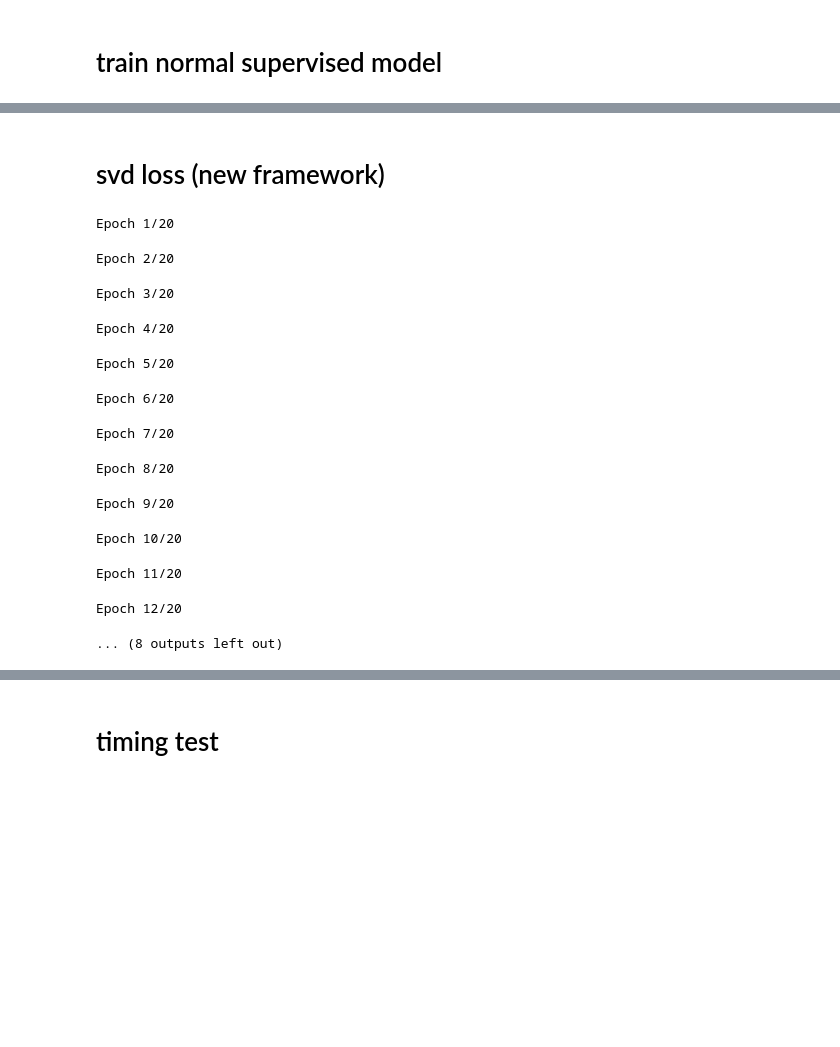
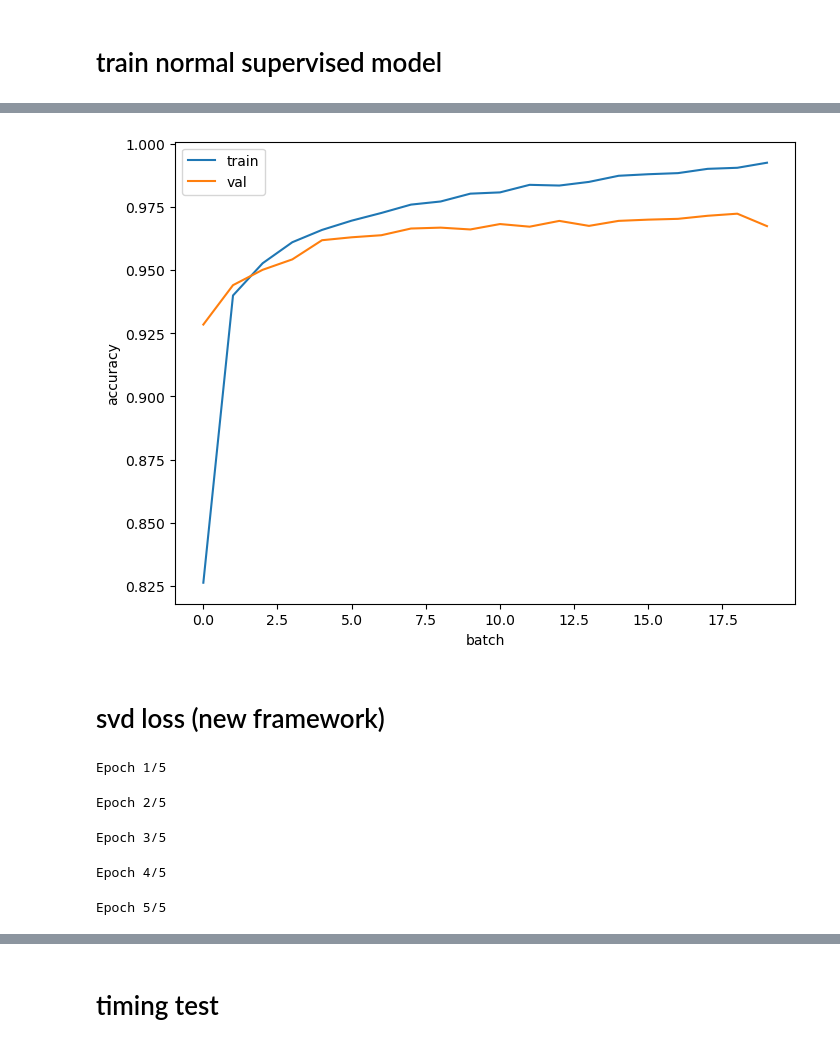
Before and after one commit to sambt/sven-experiments, a Jupyter notebook: notebooks/torch_svd_mnist.ipynb, the cells around one changed output, grey strips where cells are left out. Saved outputs shown, nothing was run; the diff lists cells and outputs as text; code cells hidden in the pictures; blank space fills up the shorter version.

```diff
--- a/notebooks/torch_svd_mnist.ipynb
+++ b/notebooks/torch_svd_mnist.ipynb
@@ -92,22 +101,41 @@ plt.show()
+# %%
+plt.figure(figsize=(8,6))
+plt.plot(losses_direct['train_acc'], label='train')
+plt.plot(losses_direct['val_acc'], label='val')
+plt.xlabel('batch')
+plt.ylabel('accuracy')
+#plt.yscale('log')
+plt.legend()
+plt.show()
+# %% [output]
+[figure, added]
 # %% [markdown]
 # svd loss (new framework)
 # %%
-model_svd = tsvd.MLP(input_dim=input_dim,hidden_dims=hidden_layers,output_dim=output_size).to(device)
+mlp_svd = MLP(input_dim=input_dim,hidden_dims=hidden_layers,output_dim=output_size).to(device)
 loss_fn = nn.CrossEntropyLoss(reduction='none')
 loss_lambda = lambda pred, y: loss_fn(pred, y).squeeze()
 
-lr_svd = 0.5
-k_svd = 150
+num_epochs = 5
+
+lr_svd = 0.1
+k_svd = batch_size
 rtol = 1e-3
-opt_svd = tsvd.SVDOptimizer(lr=lr_svd, k=k_svd, rtol=rtol)
-fmodel_svd = tsvd.FunctionalModelJac(model_svd, loss_lambda, opt_svd)
+model_svd = FunctionalModelJac(mlp_svd, loss_lambda, device)
+opt_svd = SVDOptimizer(model_svd, lr=lr_svd, k=k_svd, rtol=rtol, track_svd_info=True)
 
-num_epochs = 20
-batch_size = 1024
-train_loader = DataLoader(train_dataset, batch_size=batch_size, shuffle=True)
-test_loader = DataLoader(test_dataset, batch_size=512, shuffle=False)
+train_loader = DataLoader(train_dataset, batch_size=batch_size, shuffle=True, drop_last=True)
+test_loader = DataLoader(test_dataset, batch_size=batch_size, shuffle=False, drop_last=True)
 
 losses_svd = defaultdict(list)
+
+# save untrained validation loss
+with torch.no_grad():
+    for xb, yb in test_loader:
+        xb, yb = xb.to(device), yb.to(device)
+        ypred = model_svd.evaluate(xb)
+        loss = loss_lambda(ypred, yb).mean()
+        losses_svd['val_init'].append(loss.item())
 
 # Ensure all computations are done without gradients
 with torch.no_grad():
@@ -117,18 +145,21 @@ with torch.no_grad():
         for xb, yb in tqdm(train_loader):
             xb, yb = xb.to(device), yb.to(device)
             batch = (xb, yb)
-            losses, batch_info = fmodel_svd.train_step(batch)
-            #gradients, losses = fmodel_svd.batch_gradient(params_svd, batch)
-            #update, extra_info = opt_svd.compute_update(gradients, losses)
-            #params_svd = params_svd + update
-            #fmodel_svd.params = params_svd
+            losses, ypred = model_svd.loss_and_grad(batch)
+            opt_svd.step()
             epoch_losses['train'].append(losses.mean().item())
+            acc = (ypred.argmax(dim=1) == yb).sum().item()
+            total = yb.size(0)
+            epoch_losses['train_acc'].append(acc / total)
 
         for xb, yb in test_loader:
             xb, yb = xb.to(device).detach(), yb.to(device).detach()
-            ypred = fmodel_svd.evaluate(xb)
+            ypred = model_svd.evaluate(xb)
             loss = loss_lambda(ypred, yb).mean()
             epoch_losses['val'].append(loss.item())
+            acc = (ypred.argmax(dim=1) == yb).sum().item()
+            total = yb.size(0)
+            epoch_losses['val_acc'].append(acc / total)
 
         # Save batch-wise losses
         losses_svd['train_batch'].extend(epoch_losses['train'])
@@ -136,21 +167,13 @@ with torch.no_grad():
         # Save epoch-averaged losses
         for k_name, v in epoch_losses.items():
             losses_svd[k_name].append(np.mean(v))
-
-with open("mnist_svd_losses.pt", "w") as f:
-    json.dump(losses_svd, f)
+torch.compiler.reset()
+#with open("mnist_svd_losses.pt", "w") as f:
+#    json.dump(losses_svd, f)
 # %% [output]
-Epoch 1/20
+Epoch 1/5
-Epoch 2/20
+Epoch 2/5
-Epoch 3/20
+Epoch 3/5
-Epoch 4/20
+Epoch 4/5
-Epoch 5/20
+Epoch 5/5
-Epoch 6/20
-Epoch 7/20
-Epoch 8/20
-Epoch 9/20
-Epoch 10/20
-Epoch 11/20
-Epoch 12/20
-... (8 outputs left out)
 # %%
```
Also changed, not shown: parts of 9 cells of this notebook, 40 other files.
